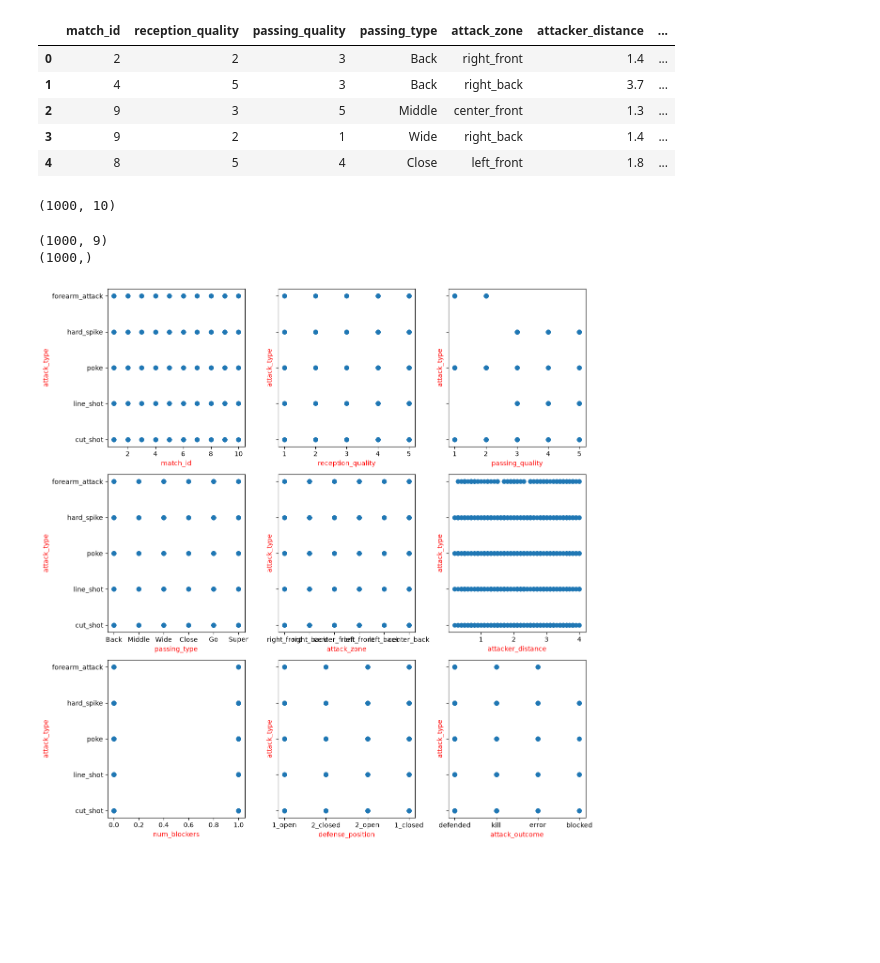
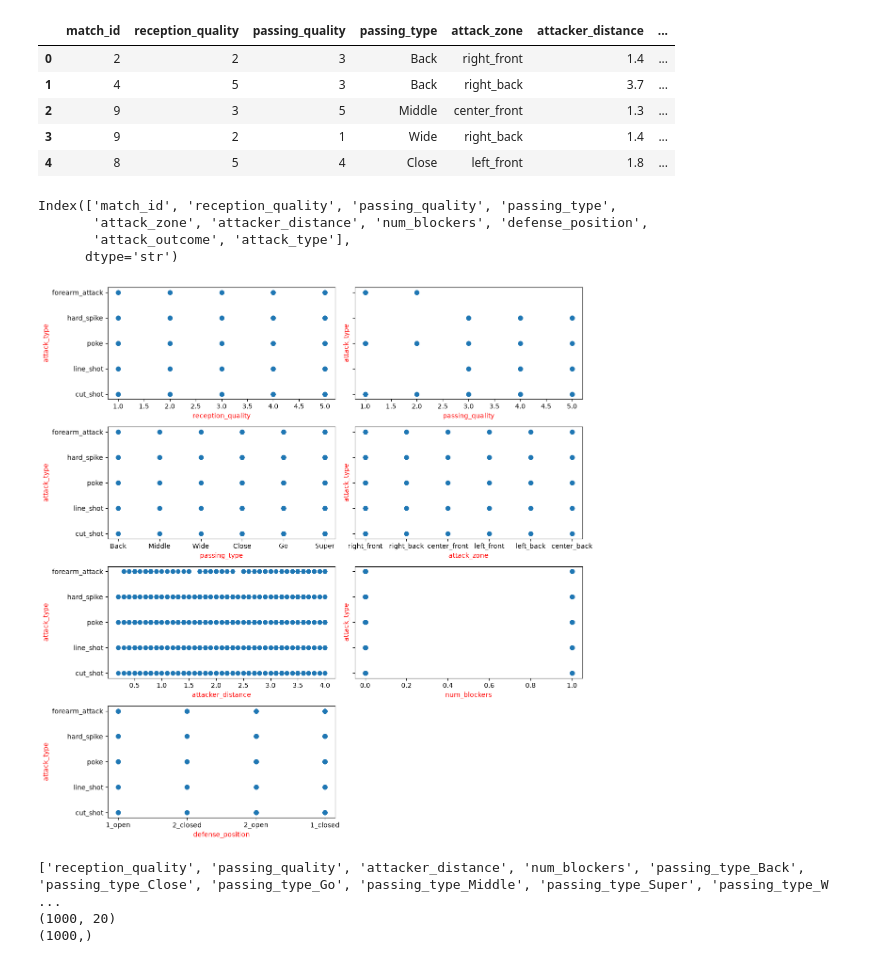
Before and after one commit to DafniTsimplostefanaki/Beach_Volleyball_ML, a Jupyter notebook: first_model_attempt.ipynb, the cells around one changed output. Drawn from its saved outputs; the diff is of its cells as text; code cells hidden in the pictures; blank space fills up the shorter version.

```diff
--- a/first_model_attempt.ipynb
+++ b/first_model_attempt.ipynb
@@ -14,7 +16,39 @@ data.head()
 | 3 | 9 | 2 | 1 | Wide | right_back | 1.4 | ... |
 | 4 | 8 | 5 | 4 | Close | left_front | 1.8 | ... |
 # %%
-data.shape
+data.columns
 # %% [output]
-(1000, 10)
+Index(['match_id', 'reception_quality', 'passing_quality', 'passing_type',
+       'attack_zone', 'attacker_distance', 'num_blockers', 'defense_position',
+       'attack_outcome', 'attack_type'],
+      dtype='str')
+# %%
+#Exploratory part just to see the graphs
+#I removed match_id and attack_outcome because then it's like the model can predict the future which is wrong
+
+feature_names = [col for col in data.columns]
+feature_names.remove("match_id")
+feature_names.remove("attack_type")
+feature_names.remove("attack_outcome")
+
+
+x_train = np.array(data[feature_names])
+y_train = np.array(data["attack_type"])
+
+fig, ax = plt.subplots(4,2, figsize=(12,12), sharey = True)
+
+cnt = 0
+for i in range(4):
+    for j in range(2):
+        if cnt < len(feature_names):
+            ax[i,j].scatter(x_train[:,cnt],y_train)
+            ax[i,j].set_xlabel(feature_names[cnt], color = "red")
+            ax[i,j].set_ylabel("attack_type", color = "red")
+        else:
+            ax[i,j].axis('off')
+        cnt += 1
+plt.tight_layout()
+plt.show()
+# %% [output]
+[figure, added]
 # %%
@@ -23,19 +64,8 @@ y_train = data["attack_type"]
 # %%
+print(feature_names)
 print(x_train.shape)
 print(y_train.shape)
 # %% [output]
-(1000, 9)
+['reception_quality', 'passing_quality', 'attacker_distance', 'num_blockers', 'passing_type_Back', 'passing_type_Close', 'passing_type_Go', 'passing_type_Middle', 'passing_type_Super', 'passing_type_W ...
+(1000, 20)
 (1000,)
-# %%
-fig, ax = plt.subplots(3,3, figsize=(12,12), sharey = True)
-cnt = 0
-for i in range(3):
-    for j in range(3):
-        ax[i,j].scatter(x_train.iloc[:,cnt],y_train)
-        ax[i,j].set_xlabel(x_train.columns[cnt], color = "red")
-        ax[i,j].set_ylabel("attack_type", color = "red")
-        cnt += 1
-plt.tight_layout()
-plt.show()
-# %% [output]
-[figure, removed]
```
Also changed, not shown: parts of 6 cells of this notebook.
